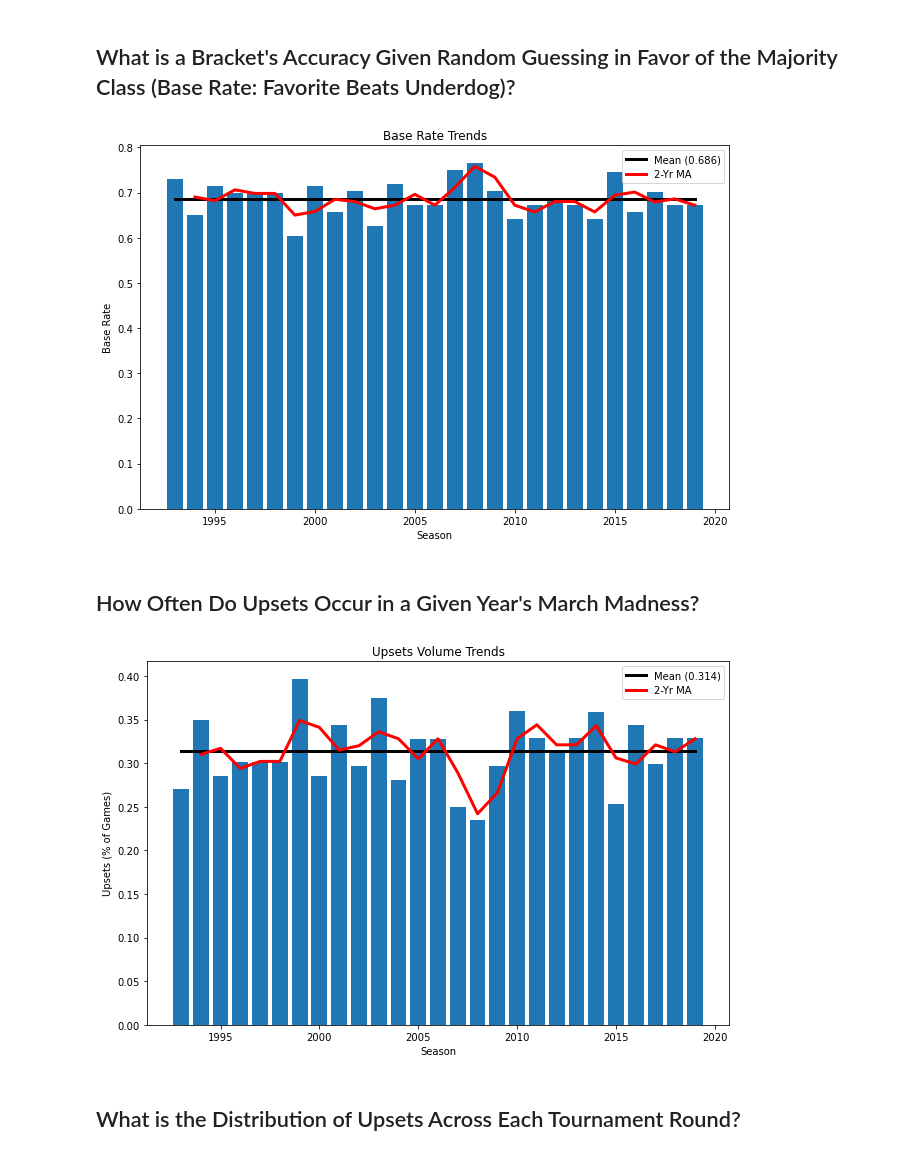
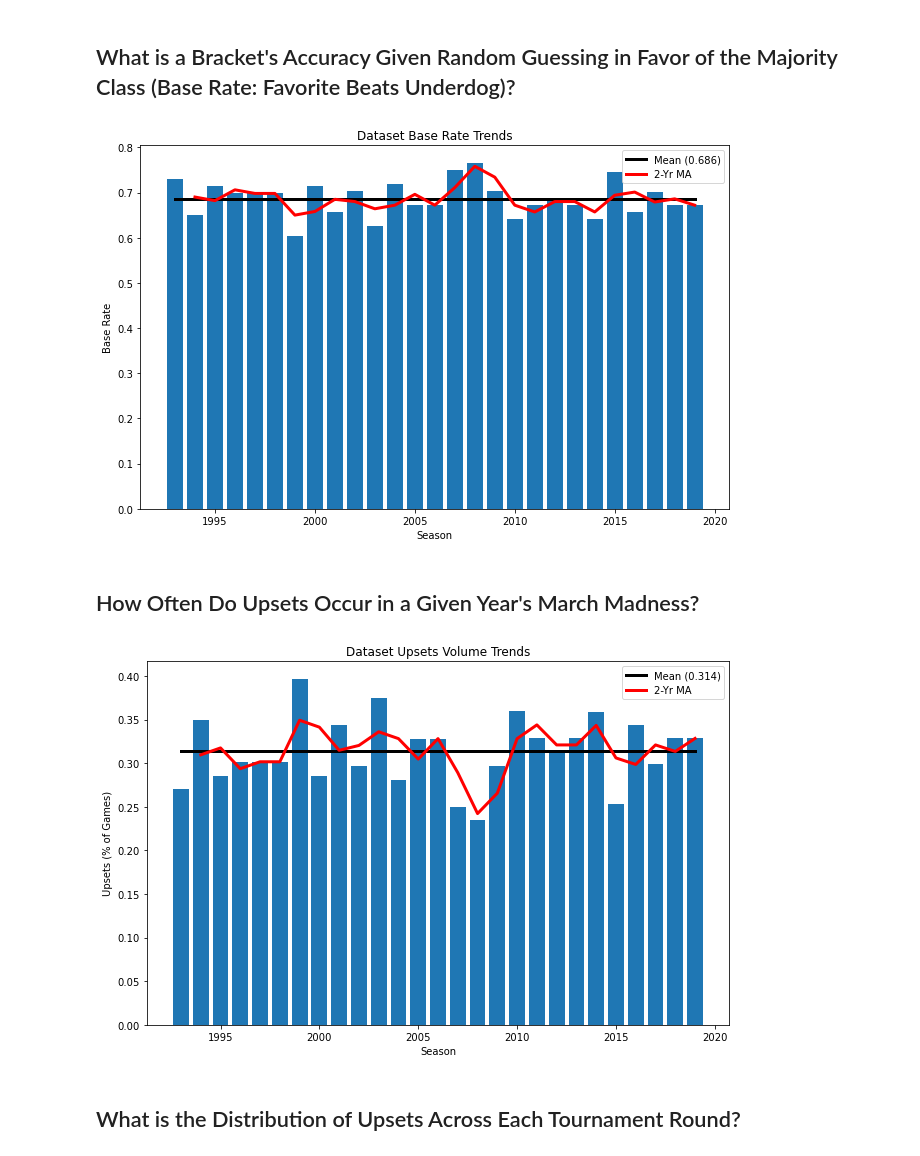
Before and after one commit to matthew-agard/March-Madness-Predictions, a Jupyter notebook: March_Madness_Predictions.ipynb, the cells around one changed output. Cells and saved outputs as stored; diff of their text form; code cells hidden in the pictures.

```diff
--- a/March_Madness_Predictions.ipynb
+++ b/March_Madness_Predictions.ipynb
@@ -291,24 +286,26 @@ years_ma = 2
 # %%
 yearly_base_rates = get_yearly_base_rates(mm_matchups_df)
+mean_base_rate = np.round(yearly_base_rates.mean(), 3)
+
+years_ma = 2
 base_rate_ma = np.round(yearly_base_rates.rolling(years_ma).mean(), 3)
-mean_base_rate = np.round(yearly_base_rates.mean(), 3)
 
 plt.figure(figsize=(9, 6))
 
 plt.plot(yearly_base_rates.index, [mean_base_rate] * len(yearly_base_rates), color='k', linewidth=3, label=f'Mean ({mean_base_rate})')
 plt.plot(yearly_base_rates.index, base_rate_ma, color='r', linewidth=3, label=f'{years_ma}-Yr MA')
 plt.bar(yearly_base_rates.index, yearly_base_rates)
 
-format_plot(title='Base Rate Trends', xlabel='Season', ylabel='Base Rate')
+format_plot(title='Dataset Base Rate Trends', xlabel='Season', ylabel='Base Rate')
 # %% [output]
-[figure, old version]
+[figure, new version]
 # %% [markdown]
 ## How Often Do Upsets Occur in a Given Year's March Madness?
 # %%
 yearly_upsets = mm_matchups_df.groupby('Year').agg({'Underdog_Upset': ['sum', 'count']})
 yearly_pct_upsets = yearly_upsets[('Underdog_Upset',   'sum')] / yearly_upsets[('Underdog_Upset',   'count')]
 
-pct_upsets_ma = np.round(yearly_pct_upsets.rolling(years_ma).mean(), 3)
+pct_upsets_ma = yearly_pct_upsets.rolling(years_ma).mean()
 mean_pct_upsets = np.round(yearly_pct_upsets.mean(), 3)
 
 plt.figure(figsize=(9, 6))
@@ -318,9 +315,9 @@ plt.plot(yearly_pct_upsets.index, [mean_pct_upsets] * len(yearly_pct_upsets), co
 plt.plot(yearly_pct_upsets.index, pct_upsets_ma, color='r', linewidth=3, label=f'{years_ma}-Yr MA')
 plt.bar(yearly_pct_upsets.index, yearly_pct_upsets)
 
-format_plot(title='Upsets Volume Trends', xlabel='Season', ylabel='Upsets (% of Games)')
+format_plot(title='Dataset Upsets Volume Trends', xlabel='Season', ylabel='Upsets (% of Games)')
 # %% [output]
-[figure, old version]
+[figure, new version]
 # %% [markdown]
 ## What is the Distribution of Upsets Across Each Tournament Round?
 # %%
```
Also changed, not shown: parts of 21 cells of this notebook.
